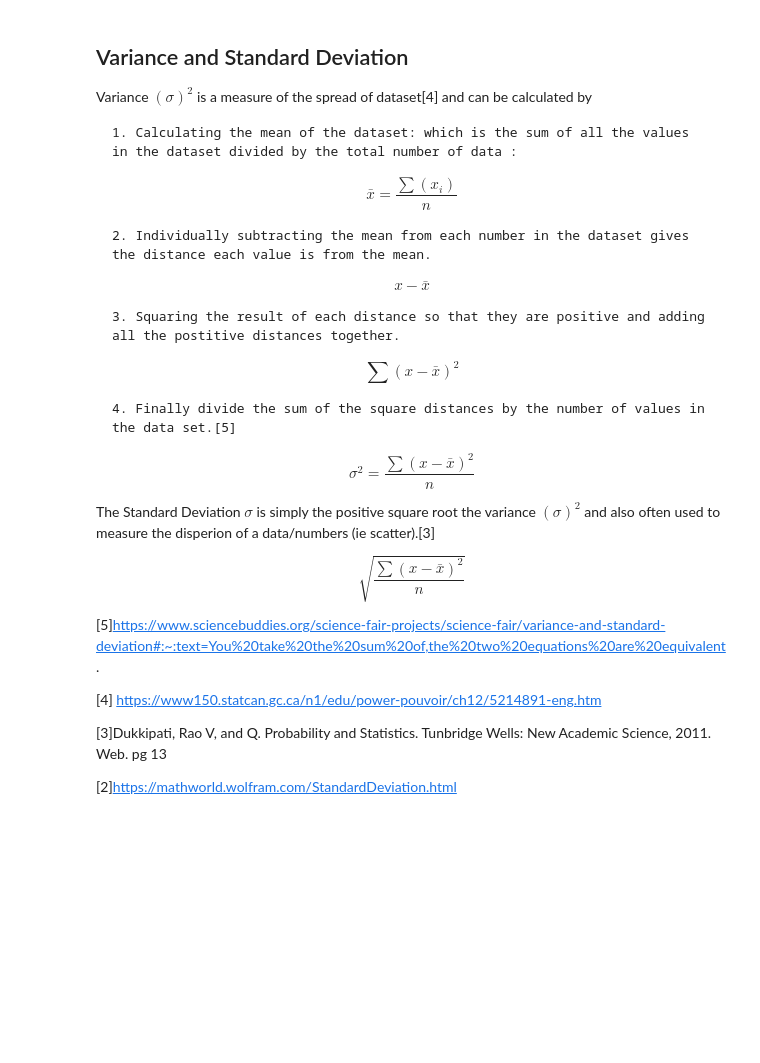
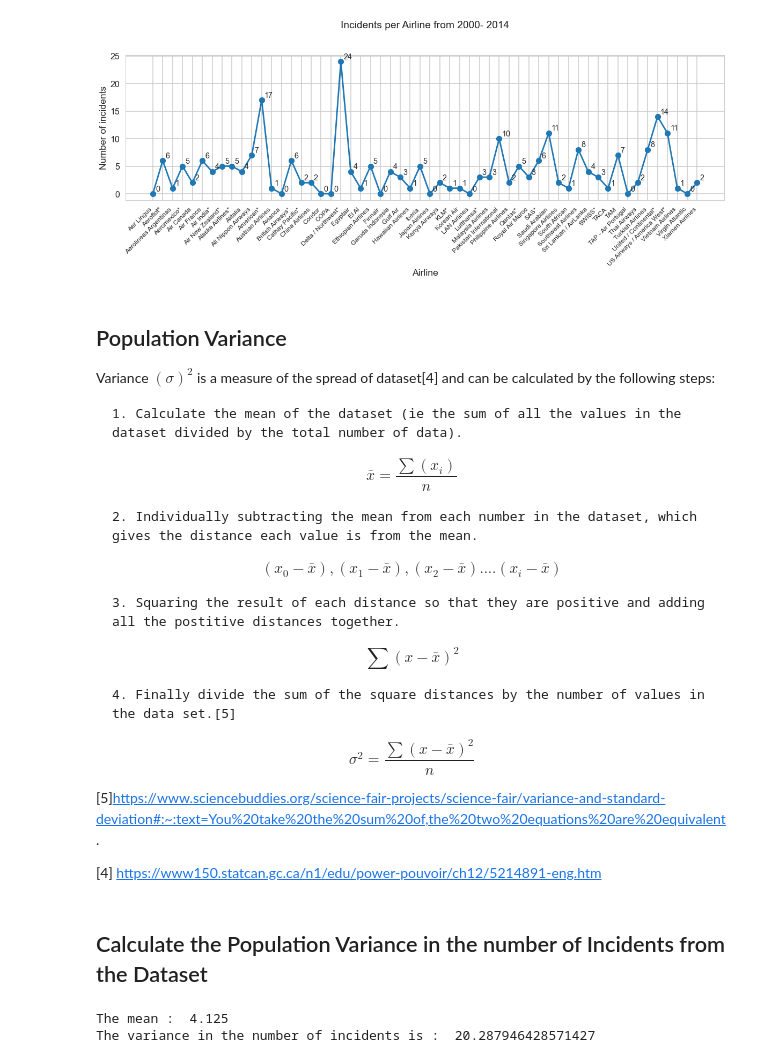
Before and after one commit to shaunamoffatt/EmergingTechnologyTasks, a Jupyter notebook: Task 3 -Diff between STDEV.P and STDEV.S excel standard deviation functions.ipynb, the cells around one changed output. Saved outputs shown, nothing was run; the diff lists cells and outputs as text; code cells hidden in the pictures; blank space fills up the shorter version.

Commit message:
airline dataset added, task 3 fleshed out up to population standard deviation, and tested on datasample

```diff
--- a/Task 3 -Diff between STDEV.P and STDEV.S excel standard deviation functions.ipynb
+++ b/Task 3 -Diff between STDEV.P and STDEV.S excel standard deviation functions.ipynb
@@ -0,0 +24,13 @@
+# %%
+#loading in the dataset
+data = pd.read_csv('dataset/airline-safety/airline-safety.csv')
+
+df = pd.DataFrame(data)
+#using the column for airline incidents between 2000 and 2014
+incidents = df['incidents_00_14']
+airlines = df['airline']
+#Print the total number of airlines
+print('Total number of airlines: ' , len(airlines)-1)
+print('Viewing the first 10 data entries: ')
+# View the two columns(show the first 10)
+df[['airline', 'incidents_00_14']].head(10)
@@ -1,17 +51,46 @@
+# %%
+def createGraph():
+    # Set figure size
+    plt.figure(figsize=(20, 5))
+    #Set X&Ylabel
+    plt.ylabel("Number of incidents")
+    plt.xlabel("Airline")
+    plt.title('Incidents per Airline from 2000- 2014', loc='center', pad=50)
+    # Create plot
+    plt.plot(airlines, incidents,marker='o');
+    #Spread out the xlabels and rotate them 45degrees
+    plt.xticks(
+    rotation=45,
+    horizontalalignment='right',
+    fontweight='light',
+    fontsize='large'  )
+
+    # zip joins x and y coordinates in pairs
+    for x,y in zip(airline,incidents):
+        plt.annotate(y,
+                 (x,y), # this is the point to label
+                 textcoords="offset points", # how to position the text
+                 xytext=(5,5), # distance from text to points (x,y)
+                 ha='left', # horizontal alignment can be left, right or center
+                fontsize='x-large' )
+
+createGraph()
+# %% [output]
+[figure, added]
 # %% [markdown]
-## Variance and Standard Deviation
+## Population Variance
 
-Variance $(\sigma)^2$ is a measure of the spread of dataset[4] and can be calculated by
+Variance $(\sigma)^2$ is a measure of the spread of dataset[4] and can be calculated by the following steps:
 
-    1. Calculating the mean of the dataset: which is the sum of all the values in the dataset divided by the total number of data :
+    1. Calculate the mean of the dataset (ie the sum of all the values in the dataset divided by the total number of data).
 
 \begin{equation}
  \bar{x} = {\frac{\sum{(x_i)}}{n}}
 \end{equation}
 
-    2. Individually subtracting the mean from each number in the dataset gives the distance each value is from the mean.
+    2. Individually subtracting the mean from each number in the dataset, which gives the distance each value is from the mean.
 \begin{equation}
- {x-\bar{x}}
+ ({x_0-\bar{x}}), ({x_1-\bar{x}}), ({x_2-\bar{x}}).... ({x_i-\bar{x}})
 \end{equation}
 
     3. Squaring the result of each distance so that they are positive and adding all the postitive distances together.
@@ -25,17 +104,22 @@ Variance $(\sigma)^2$ is a measure of the spread of dataset[4] and can be calcul
 \end{equation}
 
 
-
-The Standard Deviation $\sigma$ is simply the positive square root the variance $(\sigma)^2$ and also often used to measure the disperion of a data/numbers (ie scatter).[3]
-
-\begin{equation}
-\sqrt{\frac{\sum{(x-\bar{x})}^2}{n}}
-\end{equation}
-
 [5]https://www.sciencebuddies.org/science-fair-projects/science-fair/variance-and-standard-deviation#:~:text=You%20take%20the%20sum%20of,the%20two%20equations%20are%20equivalent.
 
 [4] https://www150.statcan.gc.ca/n1/edu/power-pouvoir/ch12/5214891-eng.htm
-
-[3]Dukkipati, Rao V, and Q. Probability and Statistics. Tunbridge Wells: New Academic Science, 2011. Web. pg 13
-
-[2]https://mathworld.wolfram.com/StandardDeviation.html
+# %% [markdown]
+## Calculate the Population Variance in the number of Incidents from the Dataset
+# %%
+def variance(data):
+    n = len(data)
+    mean = sum(data)/n
+    dev = [(x- mean) ** 2 for x in data]
+    variance = sum(dev) /n
+    return variance
+
+mean = sum(incidents)/len(incidents)
+print("The mean : ", mean)
+print("The variance in the number of incidents is : ",variance(incidents))
+# %% [output]
+The mean :  4.125
+The variance in the number of incidents is :  20.287946428571427
```
Also changed, not shown: parts of 14 cells of this notebook, 2 other files.
